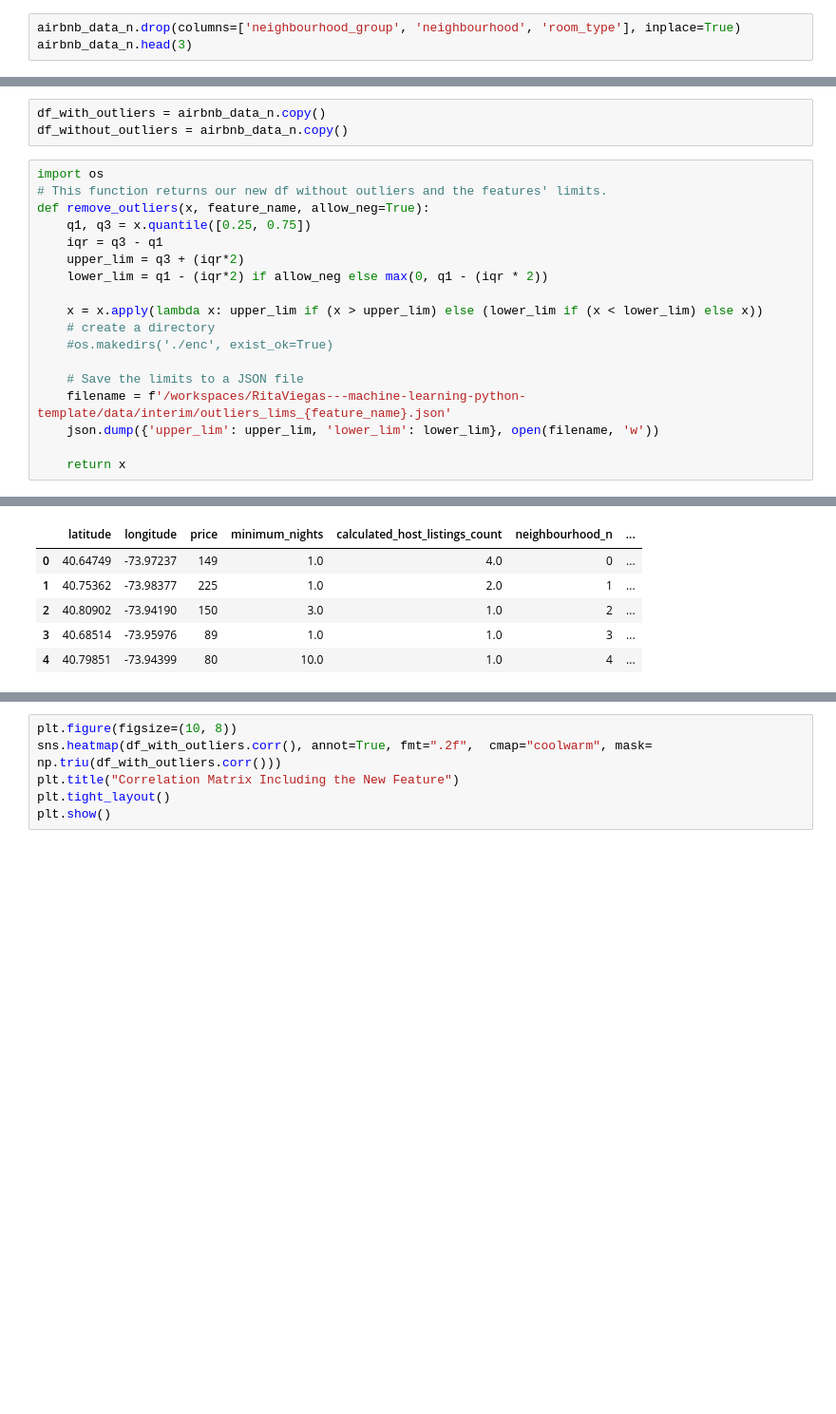
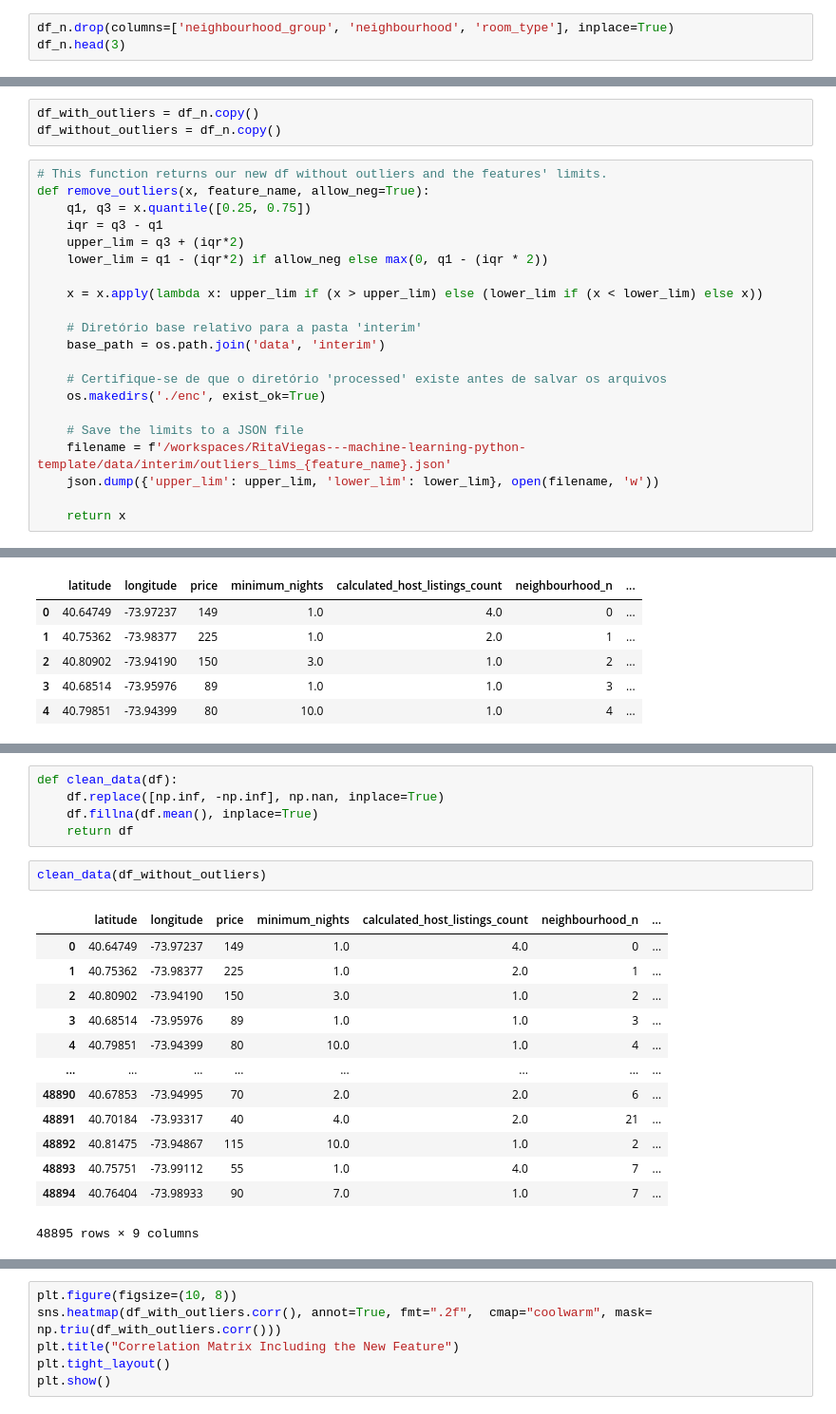
Before and after one commit to RitaViegas/RitaViegas---machine-learning-python-template, a Jupyter notebook: src/explore.ipynb, the cells around one changed output, grey strips where cells are left out. Shown at 95% size. Cells and saved outputs as stored; diff of their text form; blank space fills up the shorter version.

```diff
--- a/src/explore.ipynb
+++ b/src/explore.ipynb
@@ -422,6 +429,6 @@ airbnb_data_n["room_type_n"] = airbnb_data_n["room_type"].map(room_type_dict)
 # %%
-airbnb_data_n.drop(columns=['neighbourhood_group', 'neighbourhood', 'room_type'], inplace=True)
-airbnb_data_n.head(3)
+df_n.drop(columns=['neighbourhood_group', 'neighbourhood', 'room_type'], inplace=True)
+df_n.head(3)
 # %% [output]
 |  | latitude | longitude | price | minimum_nights | number_of_reviews | calculated_host_listings_count | ... |
 | 0 | 40.64749 | -73.97237 | 149 | 1 | 9 | 6 | ... |
@@ -528,10 +533,9 @@ The following variables are essential for outlier treatment, as they are importa
 # %% [markdown]
 ### Outlier Analysis
 # %%
-df_with_outliers = airbnb_data_n.copy()
-df_without_outliers = airbnb_data_n.copy()
+df_with_outliers = df_n.copy()
+df_without_outliers = df_n.copy()
 # %%
-import os
 # This function returns our new df without outliers and the features' limits.
 def remove_outliers(x, feature_name, allow_neg=True):
     q1, q3 = x.quantile([0.25, 0.75])
@@ -540,8 +544,12 @@ def remove_outliers(x, feature_name, allow_neg=True):
     lower_lim = q1 - (iqr*2) if allow_neg else max(0, q1 - (iqr * 2))
 
     x = x.apply(lambda x: upper_lim if (x > upper_lim) else (lower_lim if (x < lower_lim) else x))
-    # create a directory
-    #os.makedirs('./enc', exist_ok=True)
+
+    # Diretório base relativo para a pasta 'interim'
+    base_path = os.path.join('data', 'interim')
+
+    # Certifique-se de que o diretório 'processed' existe antes de salvar os arquivos
+    os.makedirs('./enc', exist_ok=True)
 
     # Save the limits to a JSON file
     filename = f'/workspaces/RitaViegas---machine-learning-python-template/data/interim/outliers_lims_{feature_name}.json'
@@ -609,0 +631,21 @@ df_without_outliers.head()
+# %%
+def clean_data(df):
+    df.replace([np.inf, -np.inf], np.nan, inplace=True)
+    df.fillna(df.mean(), inplace=True)
+    return df
+# %%
+clean_data(df_without_outliers)
+# %% [output]
+|  | latitude | longitude | price | minimum_nights | calculated_host_listings_count | neighbourhood_n | ... |
+| 0 | 40.64749 | -73.97237 | 149 | 1.0 | 4.0 | 0 | ... |
+| 1 | 40.75362 | -73.98377 | 225 | 1.0 | 2.0 | 1 | ... |
+| 2 | 40.80902 | -73.94190 | 150 | 3.0 | 1.0 | 2 | ... |
+| 3 | 40.68514 | -73.95976 | 89 | 1.0 | 1.0 | 3 | ... |
+| 4 | 40.79851 | -73.94399 | 80 | 10.0 | 1.0 | 4 | ... |
+| ... | ... | ... | ... | ... | ... | ... | ... |
+| 48890 | 40.67853 | -73.94995 | 70 | 2.0 | 2.0 | 6 | ... |
+| 48891 | 40.70184 | -73.93317 | 40 | 4.0 | 2.0 | 21 | ... |
+| 48892 | 40.81475 | -73.94867 | 115 | 10.0 | 1.0 | 2 | ... |
+| 48893 | 40.75751 | -73.99112 | 55 | 1.0 | 4.0 | 7 | ... |
+| 48894 | 40.76404 | -73.98933 | 90 | 7.0 | 1.0 | 7 | ... |
+48895 rows × 9 columns
```
Also changed, not shown: parts of 32 cells of this notebook, 6 other files.
